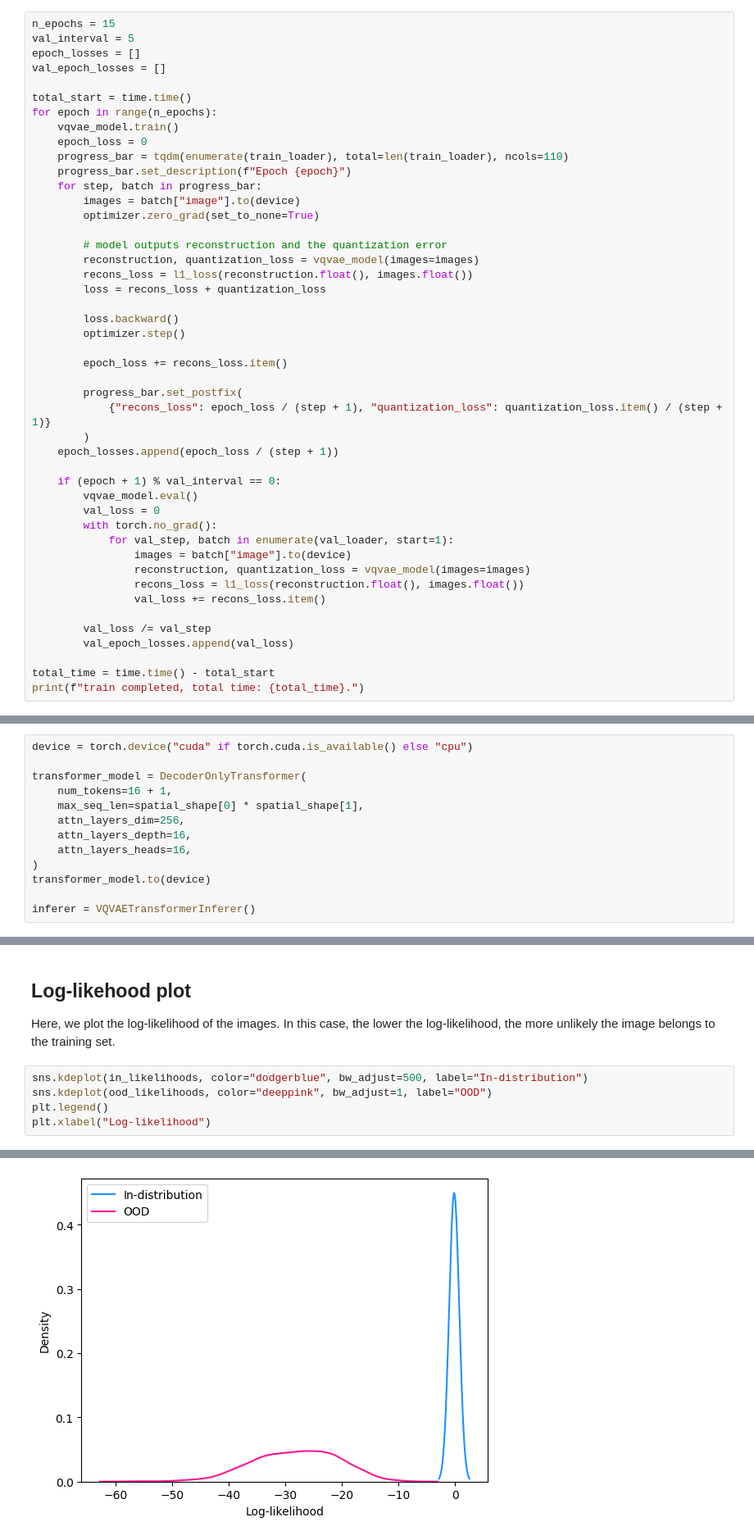
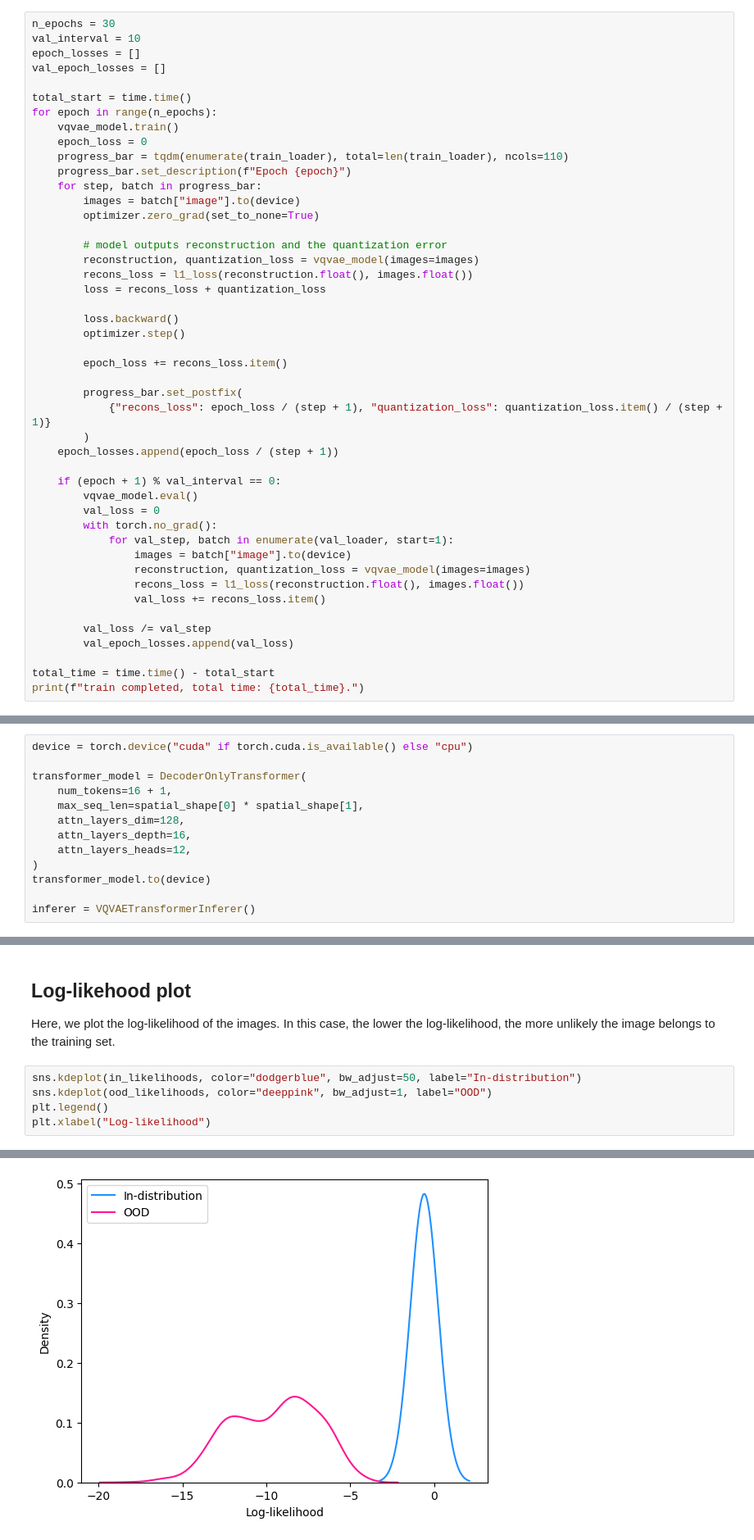
Before and after one commit to Project-MONAI/GenerativeModels, a Jupyter notebook: tutorials/generative/anomaly_detection/anomaly_detection_with_transformers.ipynb, the cells around one changed output, grey strips where cells are left out. Shown at 82% size. Cells and saved outputs as stored; diff of their text form.

```diff
--- a/tutorials/generative/anomaly_detection/anomaly_detection_with_transformers.ipynb
+++ b/tutorials/generative/anomaly_detection/anomaly_detection_with_transformers.ipynb
@@ -183,8 +183,8 @@ l1_loss = L1Loss()
 ### VQ-VAE Model training
 We will train our VQ-VAE for 50 epochs.
 # %%
-n_epochs = 15
-val_interval = 5
+n_epochs = 30
+val_interval = 10
 epoch_losses = []
 val_epoch_losses = []
 
@@ -307,9 +307,9 @@ device = torch.device("cuda" if torch.cuda.is_available() else "cpu")
 transformer_model = DecoderOnlyTransformer(
     num_tokens=16 + 1,
     max_seq_len=spatial_shape[0] * spatial_shape[1],
-    attn_layers_dim=256,
+    attn_layers_dim=128,
     attn_layers_depth=16,
-    attn_layers_heads=16,
+    attn_layers_heads=12,
 )
 transformer_model.to(device)
 
@@ -434,10 +434,10 @@ ood_likelihoods = np.concatenate(ood_likelihoods)
 
 Here, we plot the log-likelihood of the images. In this case, the lower the log-likelihood, the more unlikely the image belongs to the training set.
 # %%
-sns.kdeplot(in_likelihoods, color="dodgerblue", bw_adjust=500, label="In-distribution")
+sns.kdeplot(in_likelihoods, color="dodgerblue", bw_adjust=50, label="In-distribution")
 sns.kdeplot(ood_likelihoods, color="deeppink", bw_adjust=1, label="OOD")
 plt.legend()
 plt.xlabel("Log-likelihood")
 # %% [output]
 Text(0.5, 0, 'Log-likelihood')
-[figure, old version]
+[figure, new version]
```
Also changed, not shown: parts of 8 cells of this notebook, 1 other file.
